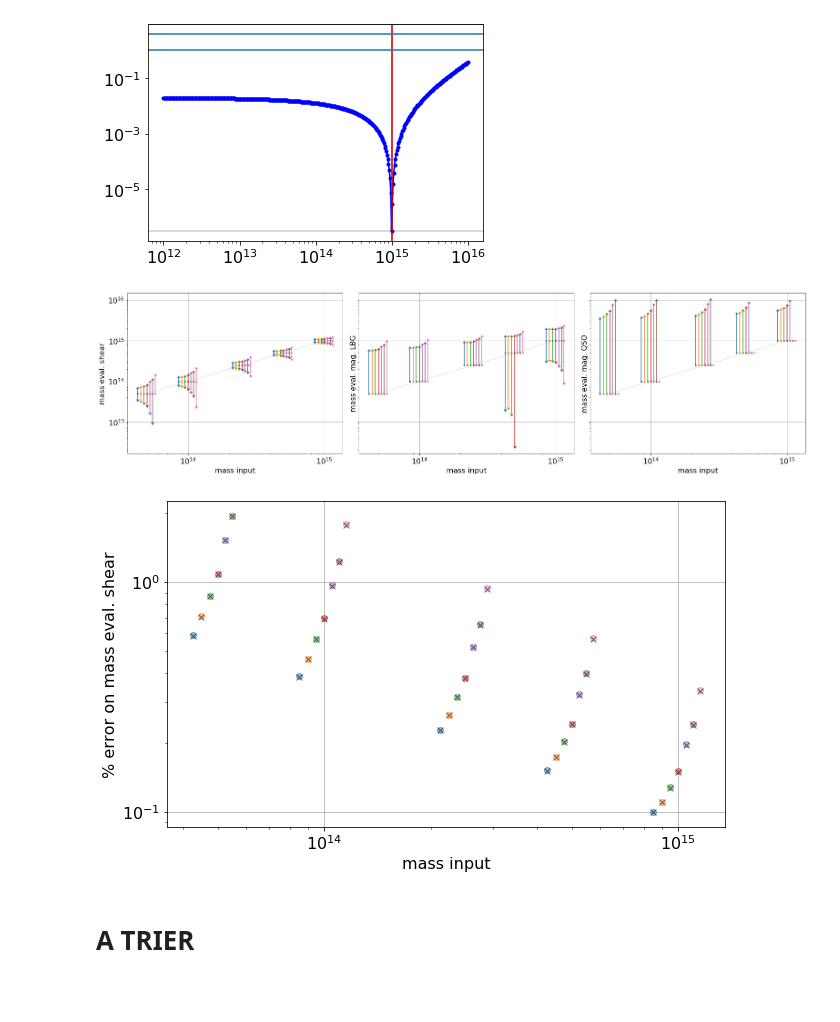
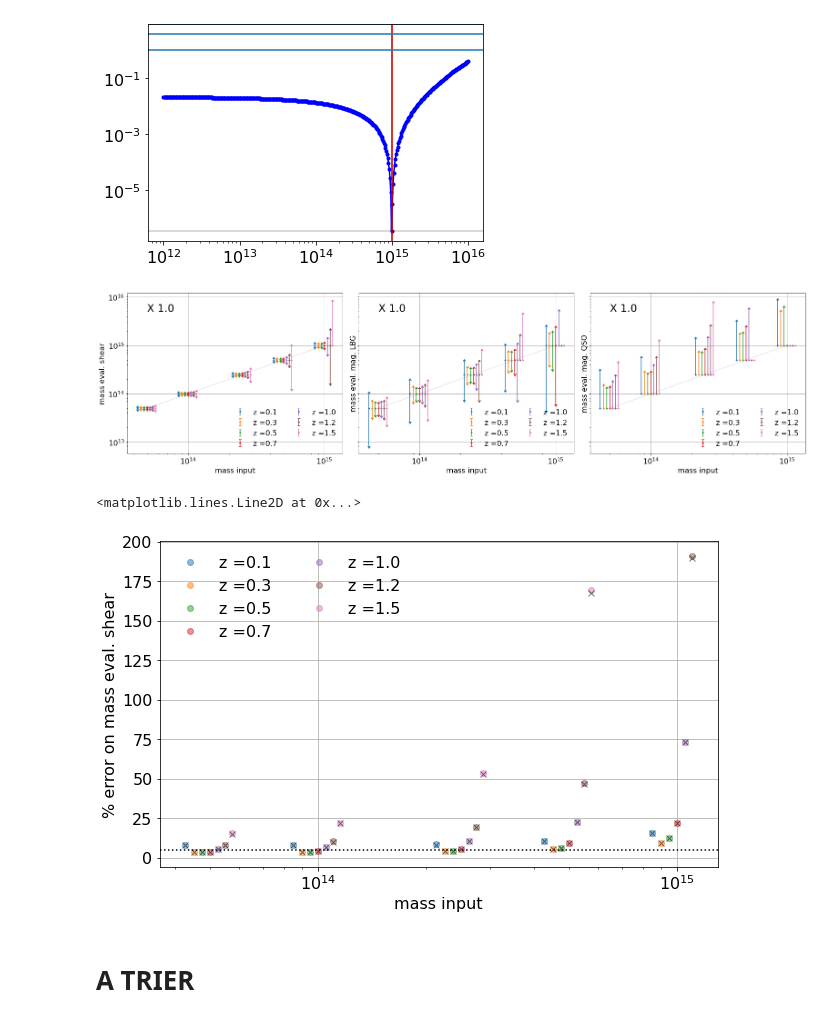
Before and after one commit to LSSTDESC/cluster_magnification, a Jupyter notebook: SNR_of_profile.ipynb, the cells around one changed output. Saved outputs shown, nothing was run; the diff lists cells and outputs as text; code cells hidden in the pictures; blank space fills up the shorter version.

```diff
--- a/SNR_of_profile.ipynb
+++ b/SNR_of_profile.ipynb
@@ -729,13 +816,12 @@ for i in range(len(lens_redshift)):
-# %%
-mass_guess = np.logspace(12,16,400, base=10)
 # %%
 model_guess_s, model_guess_mu_lbg, model_guess_mu_qso = np.zeros((3, bin_center_s[:,0].size, len(mass_guess), len(lens_redshift)))
 
 for i in range(len(lens_redshift)):
+    conc_guess = get_halo_concentration(mass_guess, lens_redshift[i], cosmo.be_cosmo, cosmo_ccl, "Diemer15")
     model_guess_s[:,:,i]      = modele_determination(bin_center_s[:,0], radial_unit, lens_redshift[i], mass_guess, 'reduced shear', \
-                                                     dict_profile, cosmo, conc=concentration.modelDiemer19(mass_guess*cosmo.h, lens_redshift[i], statistic='mean')[0], delta_mdef=200, zinf=1e10)
+                                                     dict_profile, cosmo, conc=conc_guess, delta_mdef=200, zinf=1e10)
     model_guess_mu_lbg[:,:,i] = modele_determination(bin_center_s[:,0], radial_unit, lens_redshift[i], mass_guess, 'magnification LBG',\
-                                                     dict_profile, cosmo, conc=concentration.modelDiemer19(mass_guess*cosmo.h, lens_redshift[i], statistic='mean')[0], delta_mdef=200, zinf=1e10)
+                                                     dict_profile, cosmo, conc=conc_guess, delta_mdef=200, zinf=1e10)
     model_guess_mu_qso[:,:,i] = modele_determination(bin_center_s[:,0], radial_unit, lens_redshift[i], mass_guess, 'magnification QSO',\
-                                                     dict_profile, cosmo, conc=concentration.modelDiemer19(mass_guess*cosmo.h, lens_redshift[i], statistic='mean')[0], delta_mdef=200, zinf=1e10)
+                                                     dict_profile, cosmo, conc=conc_guess, delta_mdef=200, zinf=1e10)
 # %%
@@ -756,64 +846,71 @@ for i in range(len(lens_redshift)):
 # %%
-eval_mass_s, eval_mass_min_s, eval_mass_max_s = np.zeros((3, len(mass),  len(lens_redshift)))
-eval_mass_mu_lbg, eval_mass_min_mu_lbg, eval_mass_max_mu_lbg = np.zeros((3, len(mass),  len(lens_redshift)))
-eval_mass_mu_qso, eval_mass_min_mu_qso, eval_mass_max_mu_qso = np.zeros((3, len(mass),  len(lens_redshift)))
+eval_mass_s, eval_mass_min_s, eval_mass_max_s = np.zeros((3, len(M200_cl),  len(lens_redshift)))
+eval_mass_mu_lbg, eval_mass_min_mu_lbg, eval_mass_max_mu_lbg = np.zeros((3, len(M200_cl),  len(lens_redshift)))
+eval_mass_mu_qso, eval_mass_min_mu_qso, eval_mass_max_mu_qso = np.zeros((3, len(M200_cl),  len(lens_redshift)))
 
 for i in range(len(lens_redshift)):
-    for j in range(len(mass)):
+    for j in range(len(M200_cl)):
         eval_mass_s[j,i], eval_mass_min_s[j,i], eval_mass_max_s[j,i] = mass_minimization(chi2_val_s[:, j,i], mass_guess, s = 1.)
         eval_mass_mu_lbg[j,i], eval_mass_min_mu_lbg[j,i], eval_mass_max_mu_lbg[j,i] = mass_minimization(chi2_val_mu_lbg[:, j,i], mass_guess, s = 1.)
         eval_mass_mu_qso[j,i], eval_mass_min_mu_qso[j,i], eval_mass_max_mu_qso[j,i] = mass_minimization(chi2_val_mu_qso[:, j,i], mass_guess, s = 1.)
 # %%
-eval_mass_comb, eval_mass_min_comb, eval_mass_max_comb  = np.zeros((3, len(mass),  len(lens_redshift)))
-eval_mass_comb_mu, eval_mass_min_comb_mu, eval_mass_max_comb_mu  = np.zeros((3, len(mass),  len(lens_redshift)))
+eval_mass_comb, eval_mass_min_comb, eval_mass_max_comb  = np.zeros((3, len(M200_cl),  len(lens_redshift)))
+eval_mass_comb_mu, eval_mass_min_comb_mu, eval_mass_max_comb_mu  = np.zeros((3, len(M200_cl),  len(lens_redshift)))
 
 for i in range(len(lens_redshift)):
-    for j in range(len(mass)):
+    for j in range(len(M200_cl)):
         eval_mass_comb[j,i], eval_mass_min_comb[j,i], eval_mass_max_comb[j,i] = mass_minimization(chi2_val_s[:, j,i] + chi2_val_mu_lbg[:, j,i] + chi2_val_mu_qso[:, j,i], mass_guess, s = 1.)
         eval_mass_comb_mu[j,i], eval_mass_min_comb_mu[j,i], eval_mass_max_comb_mu[j,i] = mass_minimization(chi2_val_mu_lbg[:, j,i] + chi2_val_mu_qso[:, j,i], mass_guess, s = 1.)
 # %%
 decal = 1 + np.linspace(-0.15,0.15,len(z_cl))
 
 fig, (ax1, ax2, ax3) = plt.subplots(1,3,  figsize=(22,6), sharex=True, sharey=True)
 
-[ax1.errorbar(mass*decal[i], eval_mass_s[:,i], yerr = [eval_mass_s[:,i] - eval_mass_min_s[:,i], eval_mass_max_s[:,i] - eval_mass_s[:,i]], lolims=True, uplims=True, fmt='.', label="z =" +str(z_cl[i])) for i in range(len(lens_redshift))];
-[ax2.errorbar(mass*decal[i], eval_mass_mu_lbg[:,i], yerr = [eval_mass_mu_lbg[:,i] - eval_mass_min_mu_lbg[:,i], eval_mass_max_mu_lbg[:,i] - eval_mass_mu_lbg[:,i]], lolims=True, uplims=True ,fmt='.', label="z =" +str(z_cl[i])) for i in range(len(lens_redshift))];
-[ax3.errorbar(mass*decal[i], eval_mass_mu_qso[:,i], yerr = [eval_mass_mu_qso[:,i] - eval_mass_min_mu_qso[:,i], eval_mass_max_mu_qso[:,i] - eval_mass_mu_qso[:,i]], lolims=True, uplims=True ,fmt='.', label="z =" +str(z_cl[i]) ) for i in range(len(lens_redshift))];
+[ax1.errorbar(M200_cl*decal[i], eval_mass_s[:,i], yerr = [eval_mass_s[:,i] - eval_mass_min_s[:,i], eval_mass_max_s[:,i] - eval_mass_s[:,i]], lolims=True, uplims=True, fmt='.', label="z =" +str(z_cl[i])) for i in range(len(lens_redshift))];
+[ax2.errorbar(M200_cl*decal[i], eval_mass_mu_lbg[:,i], yerr = [eval_mass_mu_lbg[:,i] - eval_mass_min_mu_lbg[:,i], eval_mass_max_mu_lbg[:,i] - eval_mass_mu_lbg[:,i]], lolims=True, uplims=True ,fmt='.', label="z =" +str(z_cl[i])) for i in range(len(lens_redshift))];
+[ax3.errorbar(M200_cl*decal[i], eval_mass_mu_qso[:,i], yerr = [eval_mass_mu_qso[:,i] - eval_mass_min_mu_qso[:,i], eval_mass_max_mu_qso[:,i] - eval_mass_mu_qso[:,i]], lolims=True, uplims=True ,fmt='.', label="z =" +str(z_cl[i]) ) for i in range(len(lens_redshift))];
 
 
 ax1.set_xscale('log')
 ax1.set_yscale('log')
 
 ax1.set_ylabel("mass eval. shear");
 ax2.set_ylabel("mass eval. mag. LBG");
 ax3.set_ylabel("mass eval. mag. QSO");
 
 for i in (ax1,ax2,ax3):
-    i.plot(mass, mass,alpha=0.2)
+    i.plot(M200_cl, M200_cl,alpha=0.2)
     i.set_xlabel("mass input")
     i.grid()
-    #i.legend(loc='lower right',frameon=False)
+    i.legend(loc='lower right',ncol=2,frameon=False)
+
+ax1.text(5*1e13, 5e15, 'X ' + str(N_S), fontsize='x-large')
+ax2.text(5*1e13, 5e15, 'X ' + str(N_LBG), fontsize='x-large')
+ax3.text(5*1e13, 5e15, 'X ' + str(N_QSO), fontsize='x-large')
 
 fig.tight_layout()
 # %% [output]
-[figure, old version]
+[figure, new version]
 # %%
 #relative error on mass from shear alone and shear + magnification (QSO & LBG) combined
 
 fig, ax1= plt.subplots(1,1,  figsize=(10,6), sharex=True, sharey=True)
 
-[ax1.plot(mass*decal[i], (eval_mass_max_s[:,i]  - eval_mass_min_s[:,i])/ eval_mass_s[:,i] ,'o' , alpha=0.5, label="z =" +str(z_cl[i])) for i in range(len(lens_redshift))];
-[ax1.plot(mass*decal[i], (eval_mass_max_comb[:,i]  - eval_mass_min_comb[:,i])/ eval_mass_comb[:,i] ,'kx',alpha=0.5) for i in range(len(lens_redshift))];
+[ax1.plot(M200_cl*decal[i], 100*(eval_mass_max_s[:,i]  - eval_mass_min_s[:,i])/ eval_mass_s[:,i] ,'o' , alpha=0.5, label="z =" +str(z_cl[i])) for i in range(len(lens_redshift))];
+#[ax1.plot(M200_cl*decal[i], 100*(eval_mass_max_mu_lbg[:,i]  - eval_mass_min_mu_lbg[:,i])/ eval_mass_mu_lbg[:,i] ,'s' , alpha=0.5, label="z =" +str(z_cl[i])) for i in range(len(lens_redshift))];
+[ax1.plot(M200_cl*decal[i], 100*(eval_mass_max_comb[:,i]  - eval_mass_min_comb[:,i])/ eval_mass_comb[:,i] ,'kx',alpha=0.5) for i in range(len(lens_redshift))];
 
 ax1.set_xscale('log')
-ax1.set_yscale('log')
+#ax1.set_yscale('log')
 
 ax1.set_xlabel("mass input")
 ax1.set_ylabel("% error on mass eval. shear");
 ax1.grid()
 
-#ax1.legend()
+ax1.legend(loc='best',ncol=2,frameon=False)
+ax1.axhline(5, color='black', linestyle='dotted')
 # %% [output]
+<matplotlib.lines.Line2D at 0x...>
-[figure, old version]
+[figure, new version]
 # %% [markdown]
 # A TRIER
```
Also changed, not shown: parts of 84 cells of this notebook, 4 other files.
